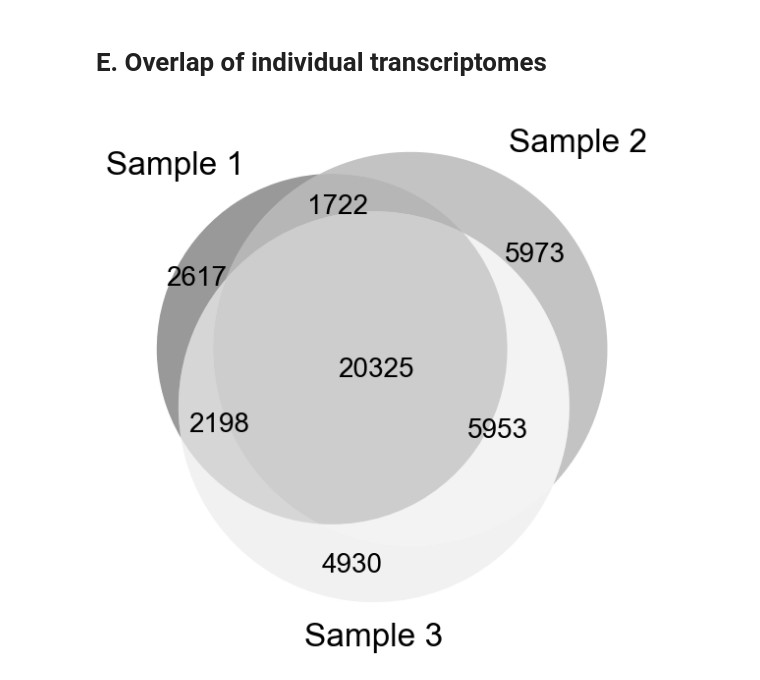
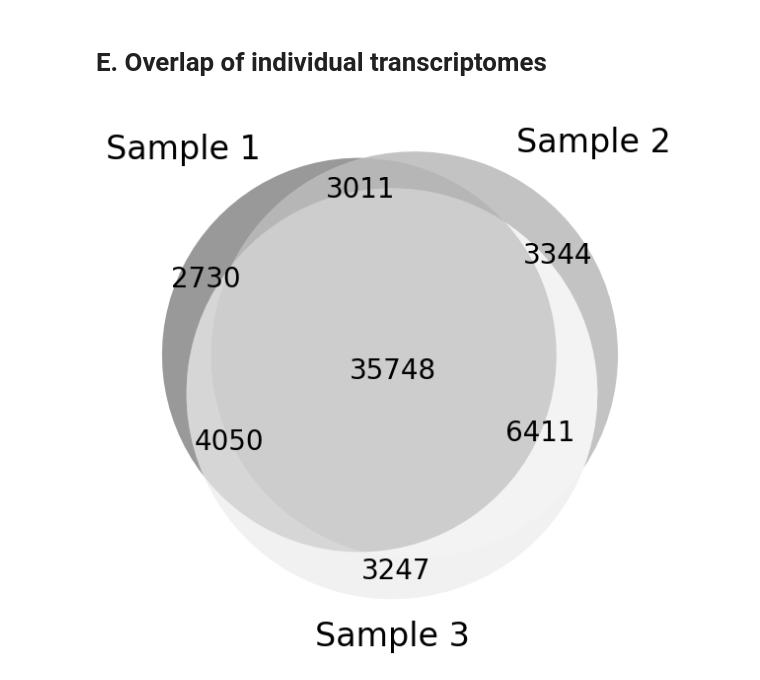
Before and after one commit to cmbi/Neural-Retina-Atlas, a Jupyter notebook: figures/Figure_2.ipynb, the cells around one changed output. Drawn from its saved outputs; the diff is of its cells as text; code cells hidden in the pictures.

```diff
--- a/figures/Figure_2.ipynb
+++ b/figures/Figure_2.ipynb
@@ -284,8 +285,11 @@ Calculating 12,298 uncorrected p-values using fisher_scipy_stats
 # %% [markdown]
 # E. Overlap of individual transcriptomes
 # %%
-counts = pd.read_csv('/mnt/xomics/tabear/atlas_paper/transcriptome/isoquant/00_aln.sorted/00_aln.sorted.transcript_grouped_counts.tsv', sep = '\t')
-counts = counts.rename(columns = {'s1':'Sample 1', 's2':'Sample 2', 's3': 'Sample 3'})
-utils.overlap3(counts, 'overlap_transcripts', 'Sample 1', 'Sample 2', 'Sample 3', size = (7,7))
+# Load the transcript counts
+transcript_counts = pd.read_csv('data/transcriptomics/isoquant_aln.sorted.transcript_model_grouped_counts.tsv', sep = '\t')
+transcript_counts = transcript_counts.rename(columns = {'s1':'Sample 1', 's2':'Sample 2', 's3': 'Sample 3'})
+
+# Create the Venn diagram
+utils.overlap3(transcript_counts, 'overlap_transcripts', 'Sample 1', 'Sample 2', 'Sample 3', size = (7,7))
 # %% [output]
-[figure, old version]
+[figure, new version]
```
Also changed, not shown: parts of 4 cells of this notebook, 2 other files.
